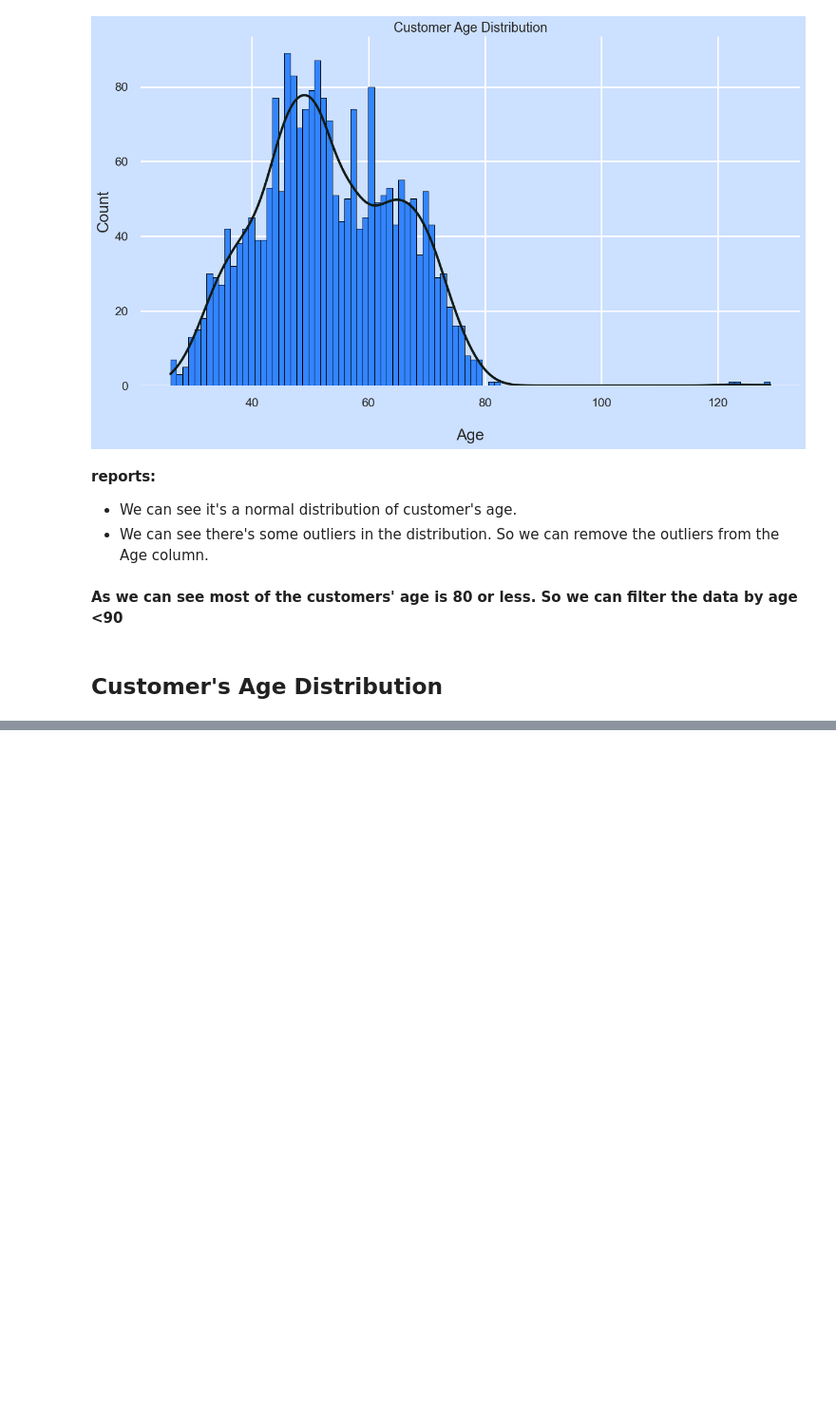
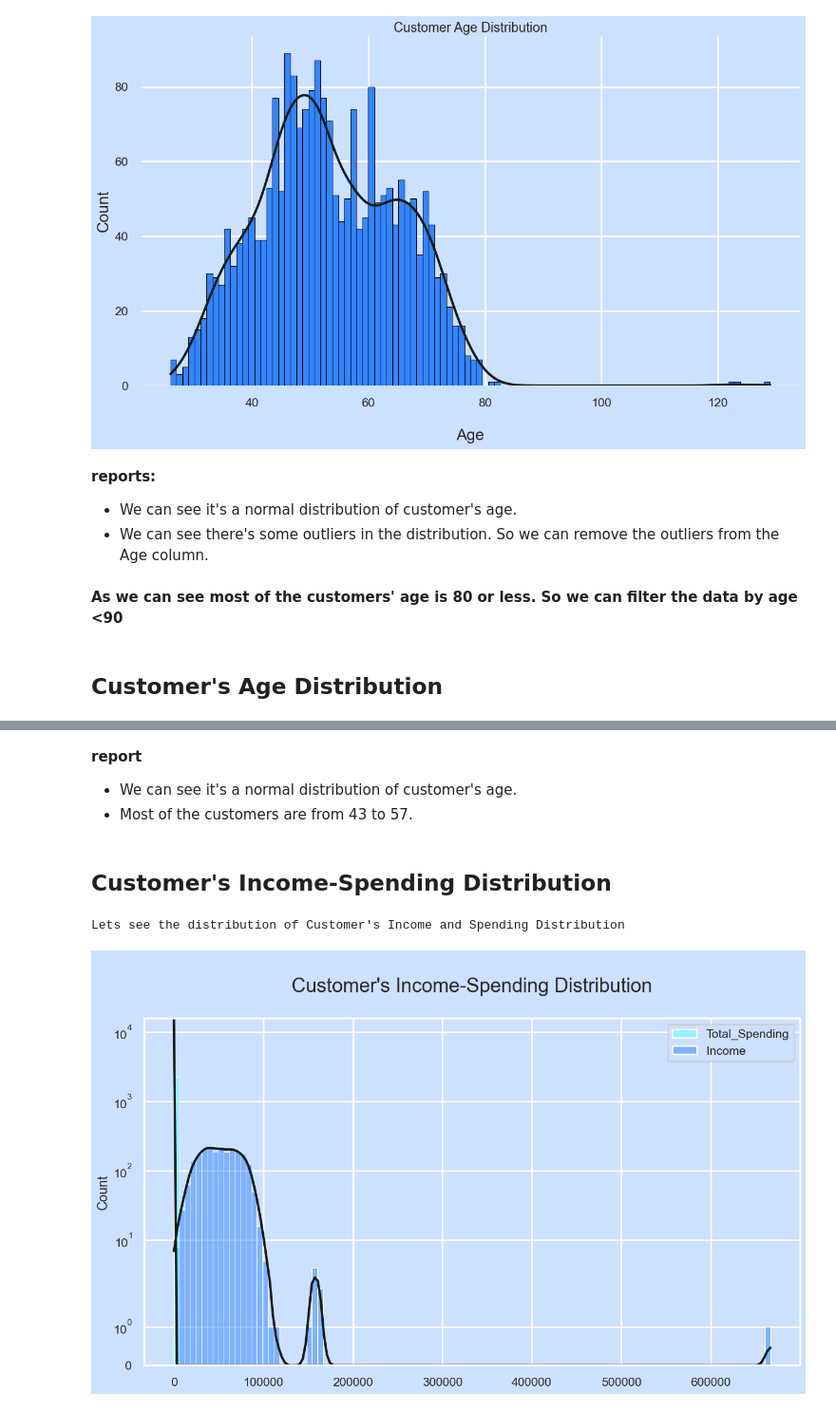
Before and after one commit to aditisahayad/Customer-Categorization---ML-Project, a Jupyter notebook: notebooks/EDA.ipynb, the cells around one changed output, grey strips where cells are left out. Shown at 95% size. Saved outputs shown, nothing was run; the diff lists cells and outputs as text; code cells hidden in the pictures; blank space fills up the shorter version.

```diff
--- a/notebooks/EDA.ipynb
+++ b/notebooks/EDA.ipynb
@@ -499,0 +515,19 @@ plt.show()
+# %% [markdown]
+**report**
+* We can see it's a normal distribution of customer's age.
+* Most of the customers are from 43 to 57.
+# %% [markdown]
+## Customer's Income-Spending Distribution
+# %%
+print("Lets see the distribution of Customer's Income and Spending Distribution")
+
+plt.subplots(figsize=(15,8))
+p=sns.histplot(df[["Total_Spending","Income"]],palette=["#66ffff","#3385ff"], kde=True)
+p.axes.lines[0].set_color("#101B15")
+p.axes.lines[1].set_color("#101B15")
+p.axes.set_yscale("symlog")
+p.axes.set_title("\nCustomer's Income-Spending Distribution\n",fontsize=25)
+plt.show()
+# %% [output]
+Lets see the distribution of Customer's Income and Spending Distribution
+[figure, added]
```
Also changed, not shown: parts of 2 cells of this notebook, 1 other file.
